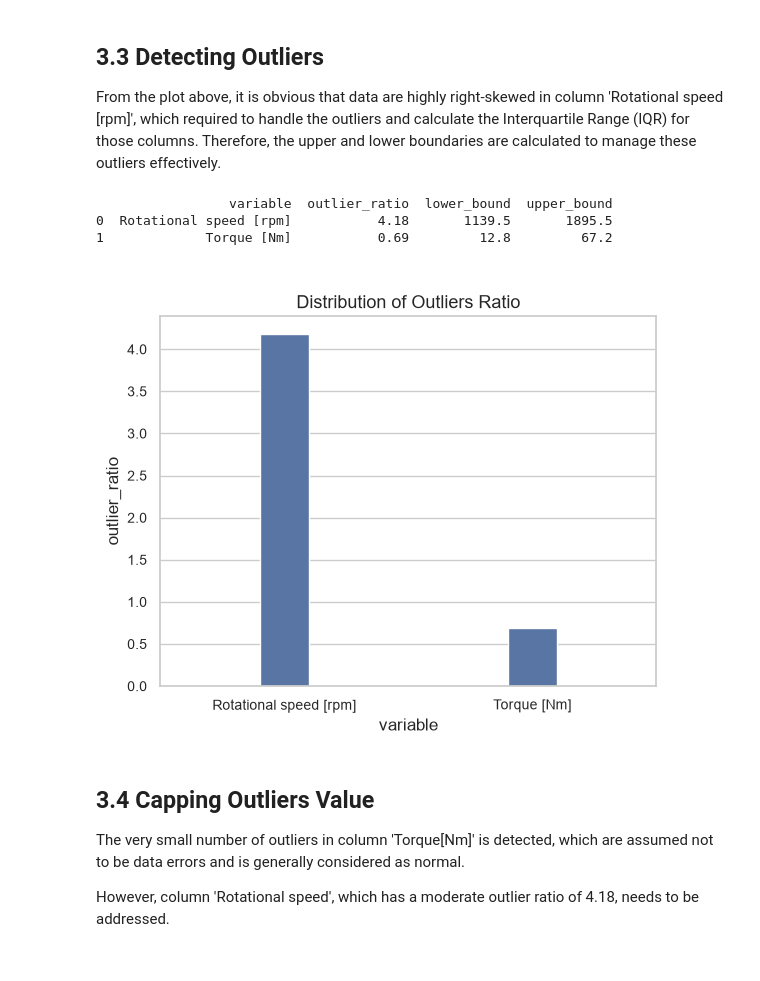
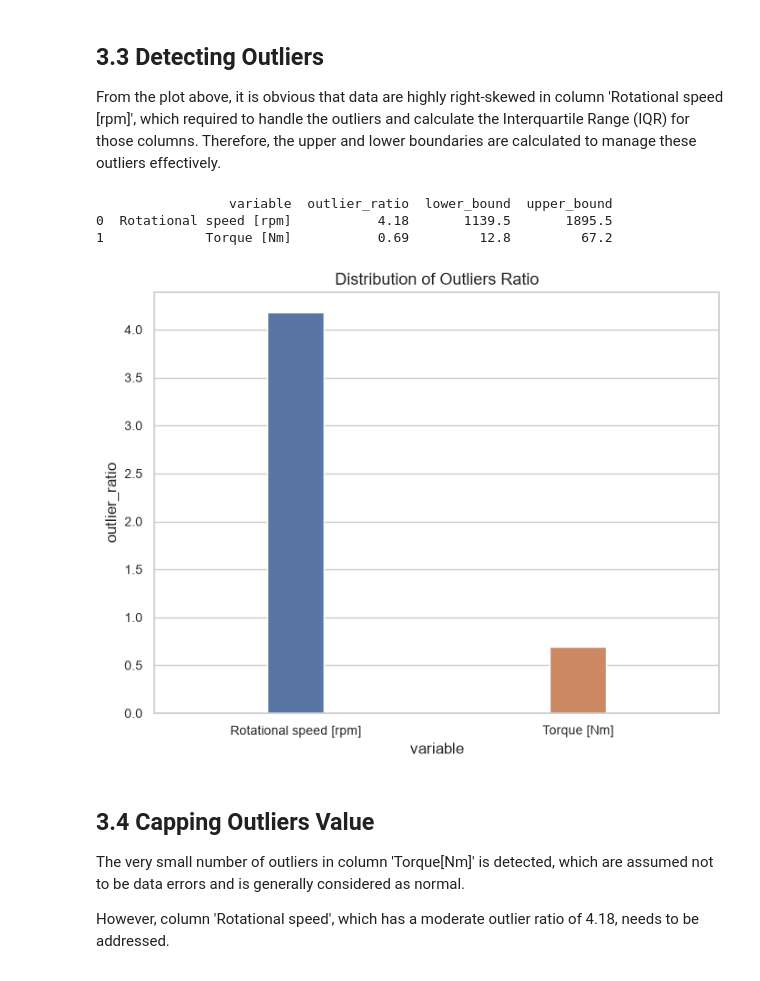
Before and after one commit to OctaviaMay/Machine-Failure-Prediction, a Jupyter notebook: notebooks/01_eda.ipynb, the cells around one changed output. Saved outputs shown, nothing was run; the diff lists cells and outputs as text; code cells hidden in the pictures.

Commit message:
add visualization for eda

```diff
--- a/notebooks/01_eda.ipynb
+++ b/notebooks/01_eda.ipynb
@@ -220,35 +211,34 @@ Therefore, the upper and lower boundaries are calculated to manage these outlier
 # %%
 dict_outlier = []
 # skew_col = 'Rotational speed [rpm]'
 
 for skew_col in num_cols:
   q1 = np.percentile(df[skew_col], 25)
   q3 = np.percentile(df[skew_col], 75)
 
   # iqr
   iqr = q3 - q1
 
   # lower bound, upper bound
   lower_bound = q1 - (1.5 * iqr)
   upper_bound = q3 + (1.5 * iqr)
   outlier_count = len(df[(df[skew_col]<=lower_bound) | (df[skew_col]>=upper_bound)])
 
   outlier_ratio = round((outlier_count / df.shape[0]) * 100, 2)
   if outlier_ratio > 0:
     temp_outlier_ratio = {'variable': skew_col, 'outlier_ratio': outlier_ratio, 'lower_bound':lower_bound,'upper_bound':upper_bound}
     dict_outlier.append(temp_outlier_ratio)
 
 df_outlier = pd.DataFrame(dict_outlier)
 print(f'\n{df_outlier}')
 
-plt.title('\nDistribution of Outliers Ratio')
-sns.barplot(data=df_outlier,x='variable',y='outlier_ratio',width=0.2)
-plt.show()
+title = 'Distribution of Outliers Ratio'
+plot_bar(df_outlier,'variable','outlier_ratio', title)
 # %% [output]
                  variable  outlier_ratio  lower_bound  upper_bound
 0  Rotational speed [rpm]           4.18       1139.5       1895.5
 1             Torque [Nm]           0.69         12.8         67.2
-[figure, old version]
+[figure, new version]
 # %% [markdown]
 ## 3.4 Capping Outliers Value
 The very small number of outliers in column 'Torque[Nm]' is detected, which are assumed not to be data errors and is generally considered as normal.
```
Also changed, not shown: parts of 4 cells of this notebook, 2 other files.
